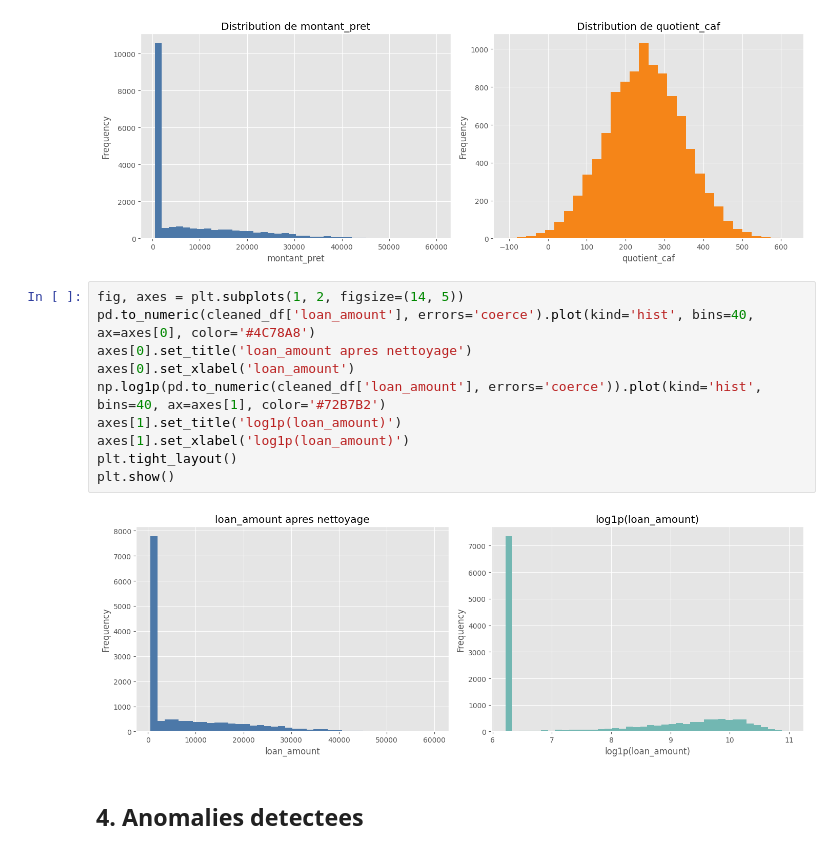
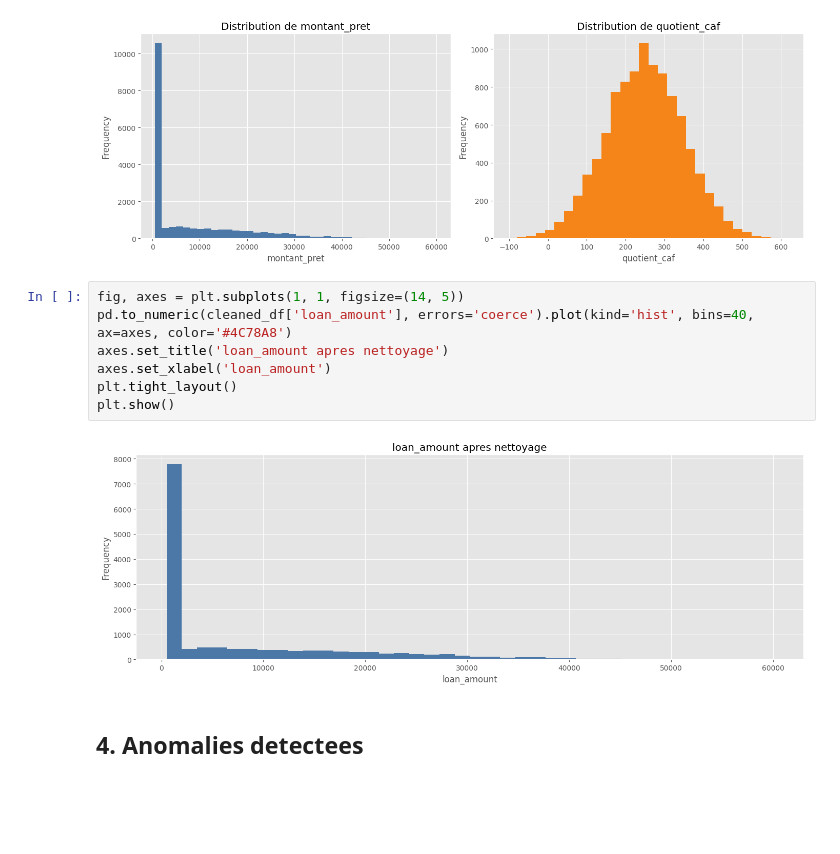
Before and after one commit to alexreu/m3-brief-2, a Jupyter notebook: docs/brief_analysis.ipynb, the cells around one changed output. Saved outputs shown, nothing was run; the diff lists cells and outputs as text; blank space fills up the shorter version.

```diff
--- a/docs/brief_analysis.ipynb
+++ b/docs/brief_analysis.ipynb
@@ -143,17 +143,14 @@ plt.show()
 # %% [output]
 [figure]
 # %%
-fig, axes = plt.subplots(1, 2, figsize=(14, 5))
-pd.to_numeric(cleaned_df['loan_amount'], errors='coerce').plot(kind='hist', bins=40, ax=axes[0], color='#4C78A8')
-axes[0].set_title('loan_amount apres nettoyage')
-axes[0].set_xlabel('loan_amount')
-np.log1p(pd.to_numeric(cleaned_df['loan_amount'], errors='coerce')).plot(kind='hist', bins=40, ax=axes[1], color='#72B7B2')
-axes[1].set_title('log1p(loan_amount)')
-axes[1].set_xlabel('log1p(loan_amount)')
+fig, axes = plt.subplots(1, 1, figsize=(14, 5))
+pd.to_numeric(cleaned_df['loan_amount'], errors='coerce').plot(kind='hist', bins=40, ax=axes, color='#4C78A8')
+axes.set_title('loan_amount apres nettoyage')
+axes.set_xlabel('loan_amount')
 plt.tight_layout()
 plt.show()
 # %% [output]
-[figure, old version]
+[figure, new version]
 # %% [markdown]
 ## 4. Anomalies detectees
 # %%
```
